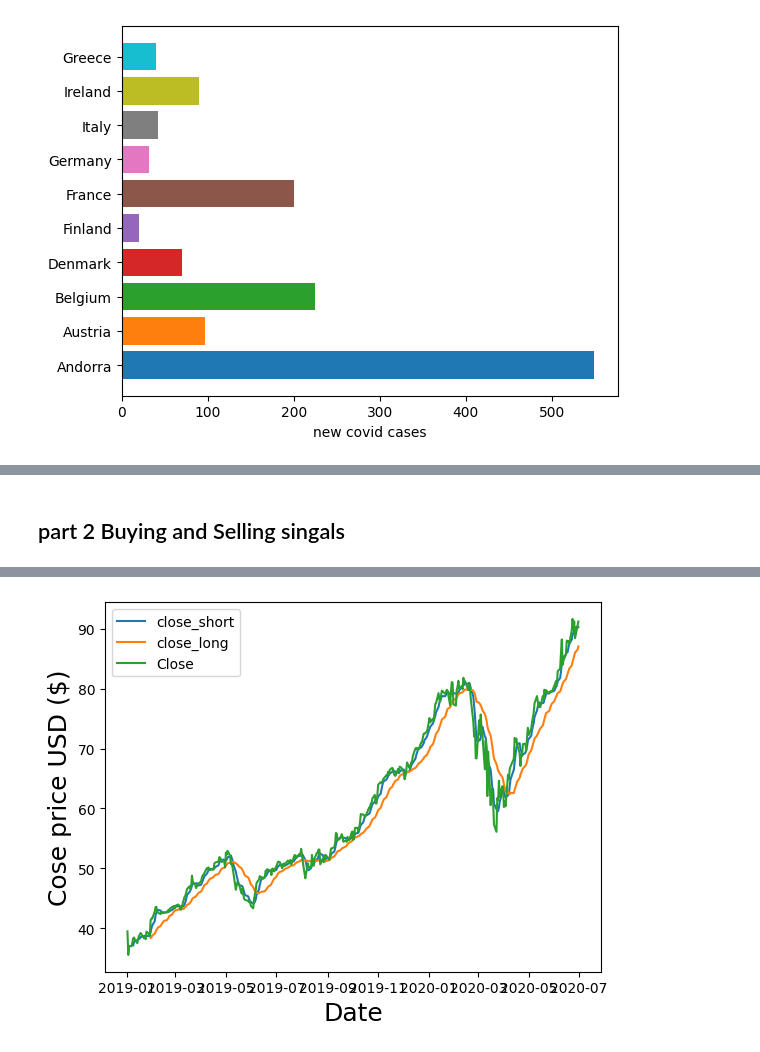
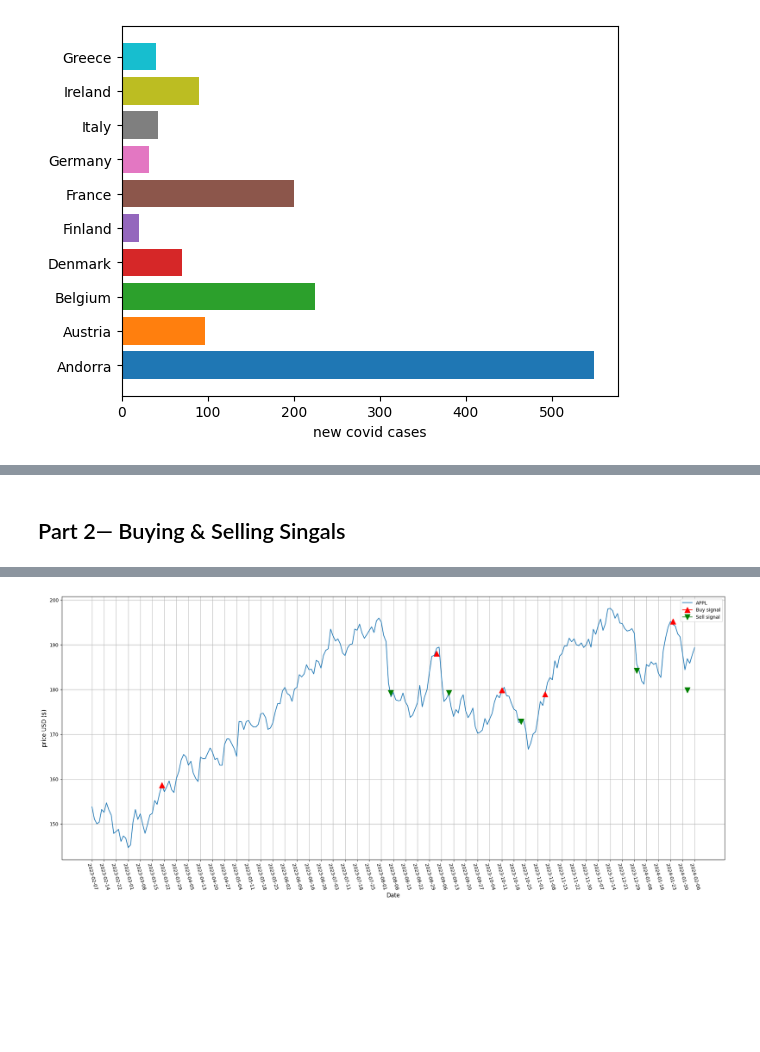
Before and after one commit to Dandata0101/MBS-projects, a Jupyter notebook: x-workspace_class_2ndSemester.ipynb, the cells around one changed output, grey strips where cells are left out. Drawn from its saved outputs; the diff is of its cells as text; code cells hidden in the pictures; blank space fills up the shorter version.

Commit message:
updated project Y Finance Data

```diff
--- a/x-workspace_class_2ndSemester.ipynb
+++ b/x-workspace_class_2ndSemester.ipynb
@@ -49,0 +52,19 @@ plt.yticks(x,df.columns)
+# %%
+import yfinance as yf
+import datetime
+
+# Define the ticker symbol
+tickerSymbol = 'AAPL'
+
+# Get data on this ticker
+tickerData = yf.Ticker(tickerSymbol)
+
+
+end_date = datetime.date.today()  # Today's date
+start_date = end_date - datetime.timedelta(days=1*365)
+
+# Get the historical prices for this ticker
+df = tickerData.history(period='1d', start=start_date, end=end_date)  # Example: get data from Jan 1, 2010, to Jan 1, 2022
+
+# See your data
+print(df)
@@ -50,5 +89,5 @@ plt.yticks(x,df.columns)
 # %% [markdown]
-## part 2 Buying and Selling singals
+## Part 2— Buying & Selling Singals
 # %%
 import matplotlib.pyplot as plt
 import os
@@ -57,35 +96,30 @@ import pandas as pd
 import numpy as np
 import openpyxl
 import warnings
-
 warnings.filterwarnings('ignore')
 
-short, long= 5 ,20
+#setting long and short paramaters----------------------------------------
+short, long= 5 ,30
 
 # Paths and directory
 current_directory = os.getcwd()
 print(current_directory)
 
-file = os.path.join(current_directory, "01-data/01-stock", "appl.xlsx")
-df = pd.read_excel(file,index_col='Date')
-print(df.describe())
+#file = os.path.join(current_directory, "01-data/01-stock", "appl.xlsx")
+#df = pd.read_excel(file,index_col='Date')
+#print(df.describe())
 
 df['close_short']=df['Close'].rolling(window=short).mean()
 df['close_long']=df['Close'].rolling(window=long).mean()
+df.index = pd.to_datetime(df.index)
+df.index = df.index.strftime('%Y-%m-%d')
 
 x5=df['close_short']
 x20=df['close_long']
 close=df['Close']
 
-plt.plot(x5, label='close_short')
-plt.plot(x20, label='close_long')
-plt.plot(close, label='Close')
-plt.legend()
-plt.xlabel('Date',fontsize=18)
-plt.ylabel('Cose price USD ($)',fontsize=18)
-
-# Define function to calculate buy/sell signals
-def longfx(df):
+# Define function-----------------------------------------------------
+def buysellfx(df):
     status = 0
     pricebuy = []
     pricesell = []
@@ -134,12 +168,29 @@ def longfx(df):
     transdays.append(np.nan)
 
     return pricebuy, pricesell, profit, transdays
-# Adding new columns to the DataFrame
 
-df['pricebuy'], df['pricesell'], df['profit'], df['transdays'] = longfx(df)
+# Adding new columns------------------------------------------------------
+df['pricebuy'], df['pricesell'], df['profit'], df['transdays'] = buysellfx(df)
 
+#charting data ------------------------------------------------------------
+plt.figure(figsize=(25, 10))
+plt.plot(close, label='APPL')
+#plt.plot(x5, label='Close short')
+#plt.plot(x20, label='Close long')
 
-# Now you can save the DataFrame with the new columns
+plt.plot(df.index,df['pricebuy'].values,color='red',label='Buy signal',marker='^',markersize=12)
+plt.plot(df.index,df['pricesell'].values,color='green',label='Sell signal',marker='v',markersize=12)
+
+n = 5  # Adjust n as per your data
+plt.xticks(ticks=df.index[::n], labels=df.index[::n])
+plt.xticks(rotation=-75)
+
+plt.legend()
+plt.xlabel('Date',fontsize=12)
+plt.ylabel('price USD ($)',fontsize=12)
+plt.grid()
+
+#export to excel-------------------------------------------------------------
 df.to_excel(current_directory+'/02-output/stock.xlsx', index=True)
 # %% [output]
 /Users/danramirez/MBS
@@ -165 +197 @@ max     90.883034
-[figure, old version]
+[figure, new version]
```
Also changed, not shown: parts of 5 cells of this notebook, 3 other files.
